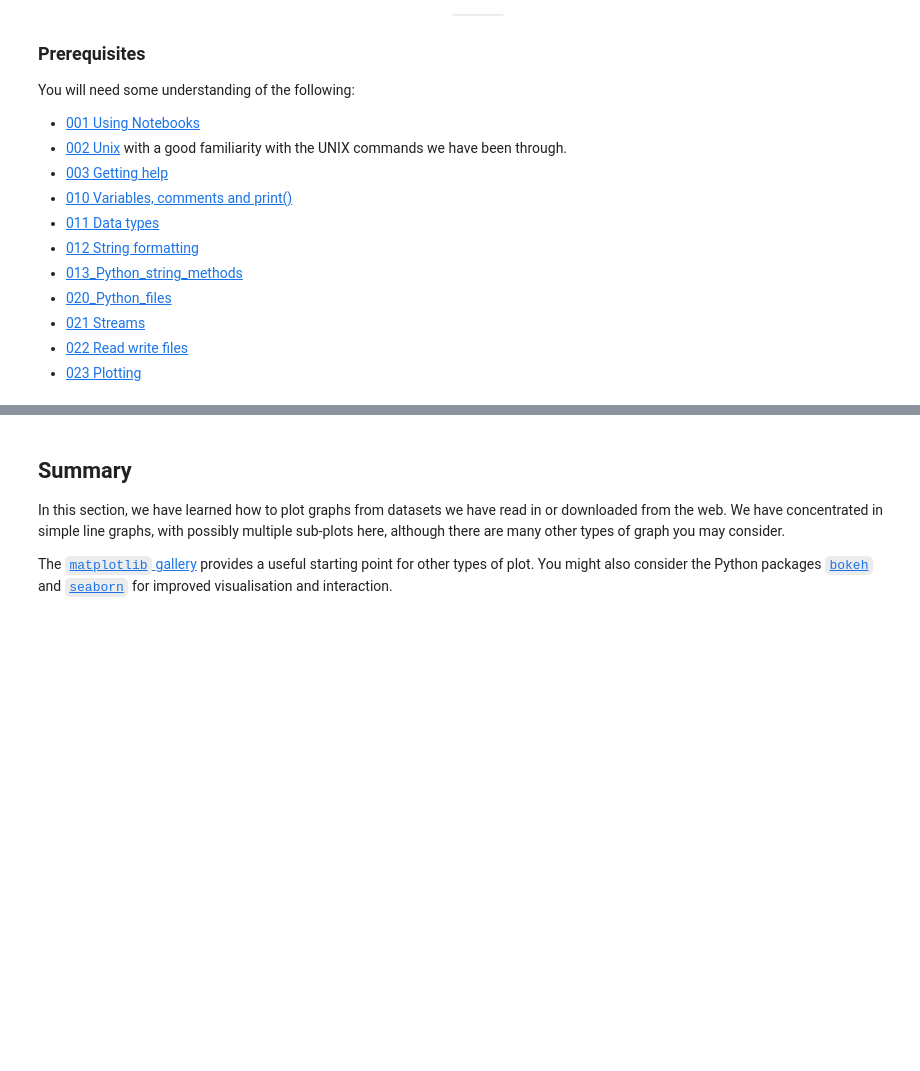
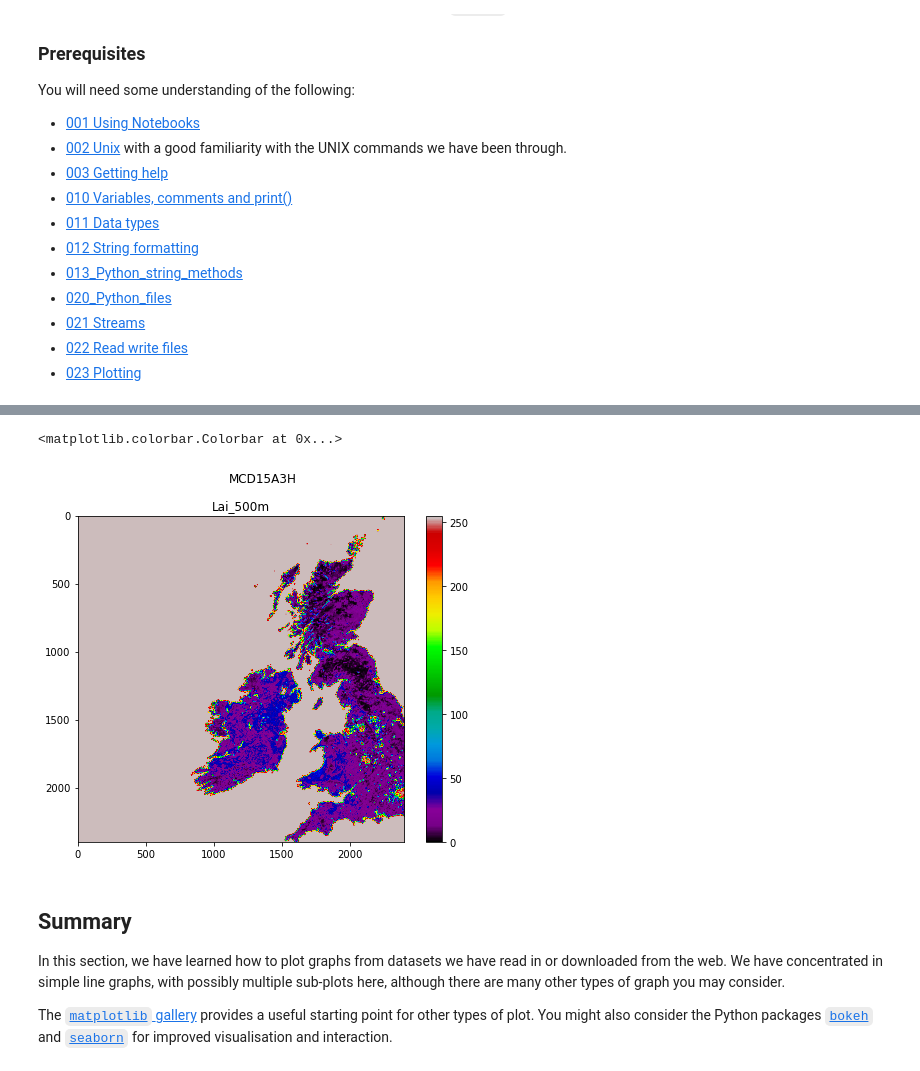
Before and after one commit to UCL-EO/geog0111, a Jupyter notebook: notebooks/024_Image_display.ipynb, the cells around one changed output, grey strips where cells are left out. Cells and saved outputs as stored; diff of their text form; code cells hidden in the pictures; blank space fills up the shorter version.

```diff
--- a/notebooks/024_Image_display.ipynb
+++ b/notebooks/024_Image_display.ipynb
@@ -485,3 +158,24 @@ If you want to go further towards re-creating this, you consult [the matplotlib
+# %%
+import matplotlib.pyplot as plt
+
+k = 'Lai_500m'
+name = f'{kwargs["product"]}'
+
+# plot size
+x_size,y_size = 8,6
+
+fig, axs = plt.subplots(1,1,figsize=(x_size,y_size))
+# set the figure title
+fig.suptitle(name)
+
+# plot image data
+im = axs.imshow(data[k],interpolation=None)
+im.set_cmap('nipy_spectral')
+axs.set_title(k)
+fig.colorbar(im, ax=axs)
+# %% [output]
+<matplotlib.colorbar.Colorbar at 0x...>
+[figure, added]
 # %% [markdown]
 ## Summary
 
```
Also changed, not shown: parts of 51 cells of this notebook, 3 other files.
